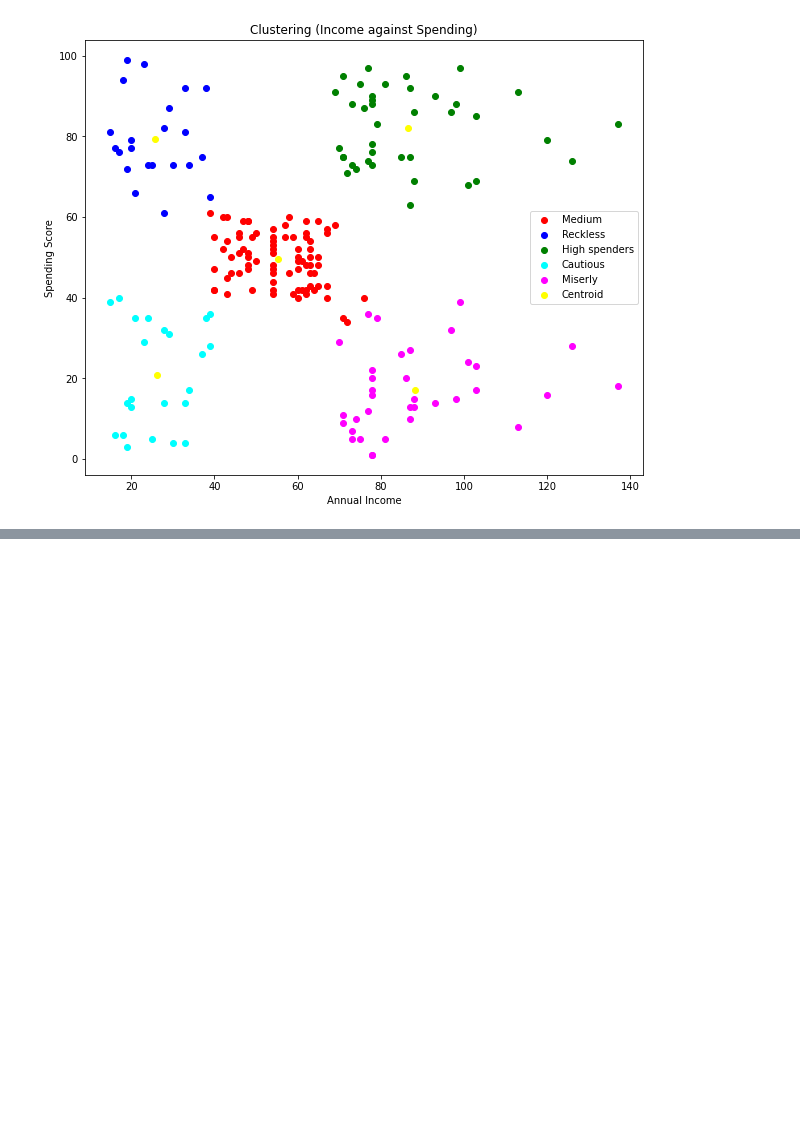
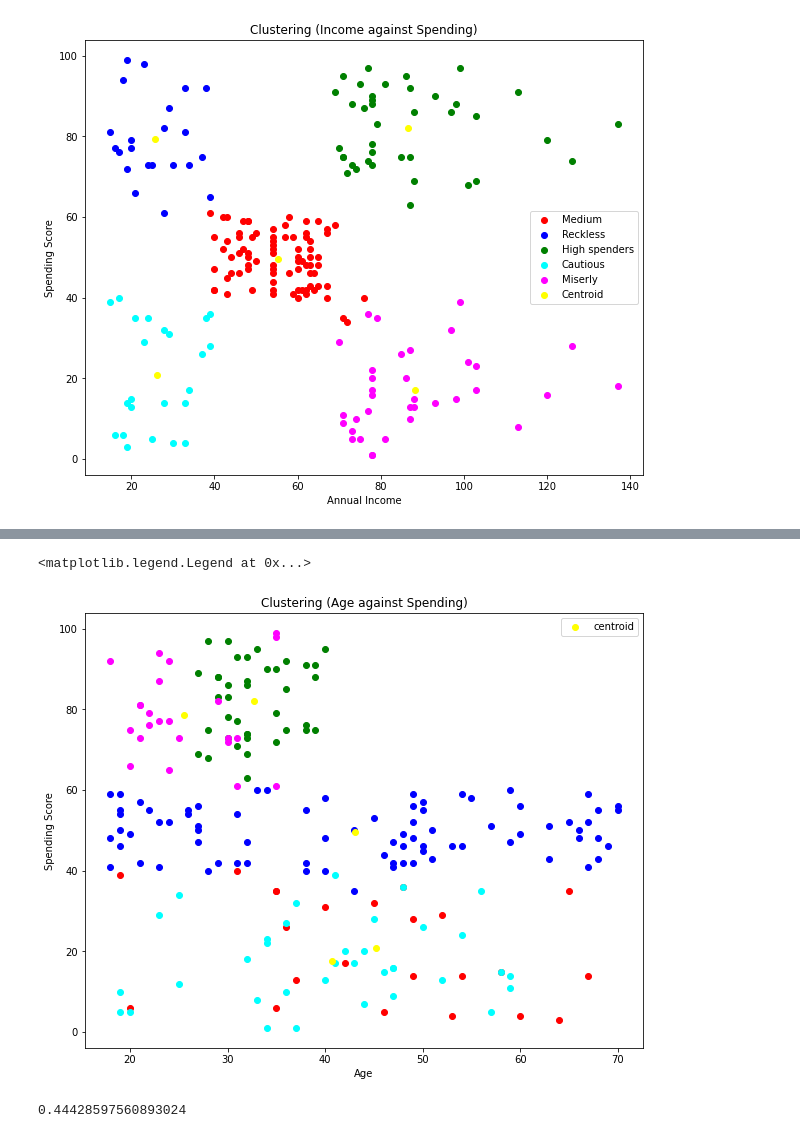
Before and after one commit to 01aleem/Mall-Customer-Segmentation, a Jupyter notebook: Mall_Cust_Segmentation.ipynb, the cells around one changed output, grey strips where cells are left out. Cells and saved outputs as stored; diff of their text form; code cells hidden in the pictures; blank space fills up the shorter version.

```diff
--- a/Mall_Cust_Segmentation.ipynb
+++ b/Mall_Cust_Segmentation.ipynb
@@ -156,0 +230,19 @@ plt.legend()
+# %%
+plt.figure(figsize = (10,8))
+plt.scatter(x[y_predict == 0, 0], x[y_predict == 0, 2], c = 'red')
+plt.scatter(x[y_predict == 1, 0], x[y_predict == 1, 2], c = 'blue')
+plt.scatter(x[y_predict == 2, 0], x[y_predict == 2, 2], c = 'green')
+plt.scatter(x[y_predict == 3, 0], x[y_predict == 3, 2], c = 'cyan')
+plt.scatter(x[y_predict == 4, 0], x[y_predict == 4, 2], c = 'magenta')
+plt.scatter(kmeans.cluster_centers_[:,0],kmeans.cluster_centers_[:,2],c='yellow',label= 'centroid')
+plt.title('Clustering (Age against Spending)')
+plt.xlabel('Age')
+plt.ylabel('Spending Score')
+plt.legend()
+# %% [output]
+<matplotlib.legend.Legend at 0x...>
+[figure, added]
+# %%
+silhouette_score(x, kmeans.labels_) # score not that good
+# %% [output]
+0.44428597560893024
```
Also changed, not shown: parts of 9 cells of this notebook.
